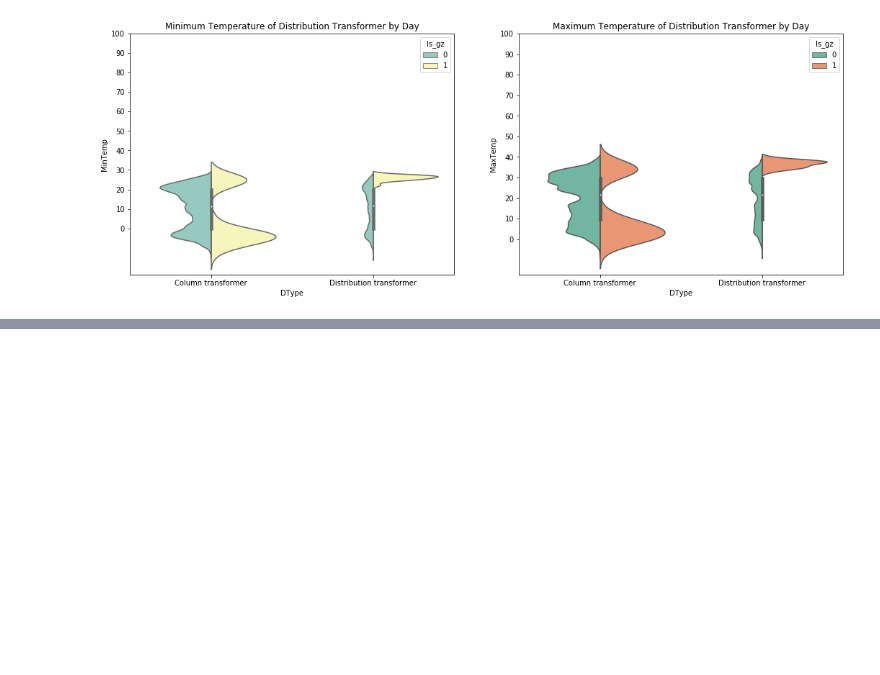
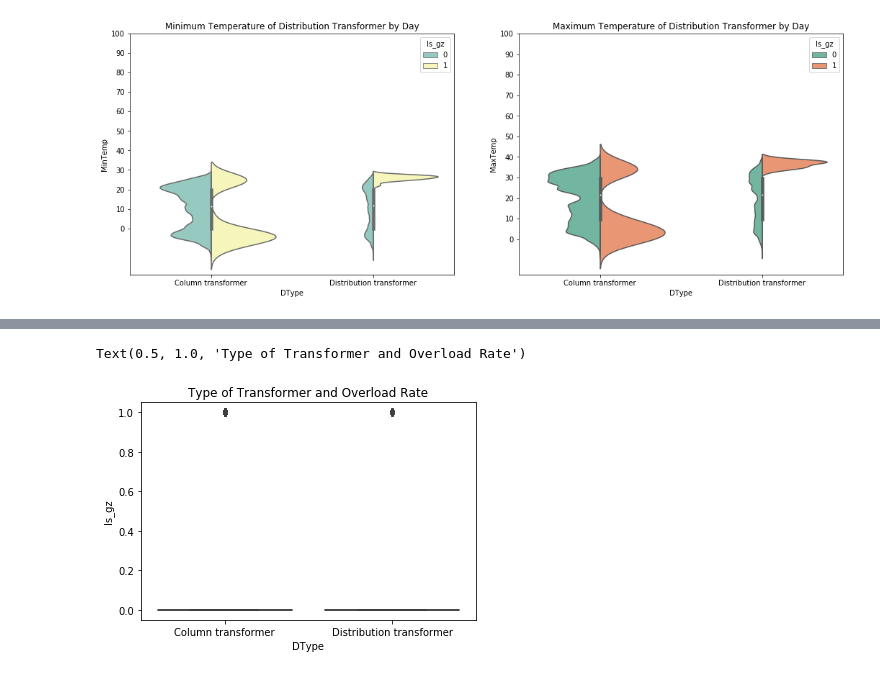
Before and after one commit to choowengyan/CAIIC, a Jupyter notebook: Prediction.ipynb, the cells around one changed output, grey strips where cells are left out. Cells and saved outputs as stored; diff of their text form; code cells hidden in the pictures; blank space fills up the shorter version.

```diff
--- a/Prediction.ipynb
+++ b/Prediction.ipynb
@@ -205,0 +247,8 @@ plt.show()
+# %%
+#Boxplot - Type of Distributor Transformer and Overload Rate
+
+sns.boxplot(x=df_train['DType'],y=df_train['Is_gz'],data=df_train)
+plt.title('Type of Transformer and Overload Rate')
+# %% [output]
+Text(0.5, 1.0, 'Type of Transformer and Overload Rate')
+[figure, added]
```
Also changed, not shown: parts of 8 cells of this notebook.
